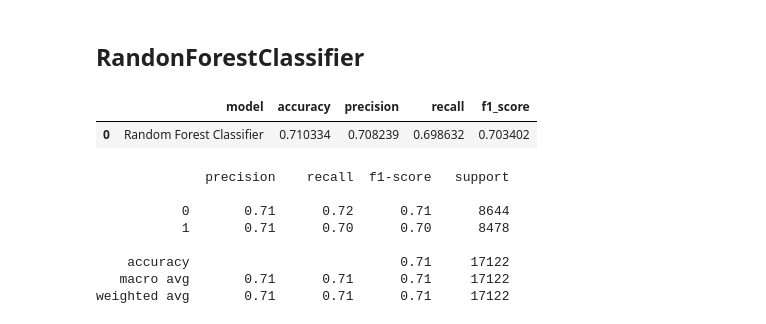
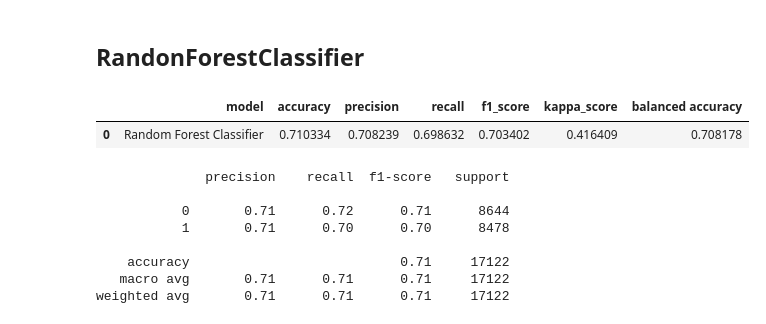
Before and after one commit to felipedmnq/Cardiac-disease-prediction, a Jupyter notebook: Notebooks/Cardiovascular_disease_prediction.ipynb, the cells around one changed output. Cells and saved outputs as stored; diff of their text form; code cells hidden in the pictures.

```diff
--- a/Notebooks/Cardiovascular_disease_prediction.ipynb
+++ b/Notebooks/Cardiovascular_disease_prediction.ipynb
@@ -515,24 +525,29 @@ weighted avg       0.68      0.68      0.68     17122
 # %%
 RF_model = RandomForestClassifier(n_estimators = 1500, n_jobs = -1, random_state = SEED)
 
 RF_model.fit(x_train, y_train)
 y_hat_RF = RF_model.predict(x_test)
 
 # Evaluation Metrics
 RF_cross_val__avg_acc = cross_val_score(RF_model, x_train, y_train, cv = 5).mean()
 RF_precision = precision_score(y_test, y_hat_RF)
 RF_recall = recall_score(y_test, y_hat_RF)
 RF_f1_score = f1_score(y_test, y_hat_RF)
+RF_Kappa_score = cohen_kappa_score(y_test, y_hat_RF)
+RF_balanced_acc = balanced_accuracy_score(y_test, y_hat_RF)
 
 RF_metrics = pd.DataFrame({'model':['Random Forest Classifier'],
                            'accuracy':[RF_cross_val__avg_acc],
                            'precision':[RF_precision],
                            'recall':[RF_recall],
-                           'f1_score':[RF_f1_score]})
+                           'f1_score':[RF_f1_score],
+                           'kappa_score':[RF_Kappa_score],
+                           'balanced accuracy':[RF_balanced_acc]})
+
 RF_metrics
 # %% [output]
-|  | model | accuracy | precision | recall | f1_score |
-| 0 | Random Forest Classifier | 0.710334 | 0.708239 | 0.698632 | 0.703402 |
+|  | model | accuracy | precision | recall | f1_score | kappa_score | balanced accuracy |
+| 0 | Random Forest Classifier | 0.710334 | 0.708239 | 0.698632 | 0.703402 | 0.416409 | 0.708178 |
 # %%
 print(classification_report(y_test, y_hat_RF))
 # %% [output]
```
Also changed, not shown: parts of 19 cells of this notebook.
